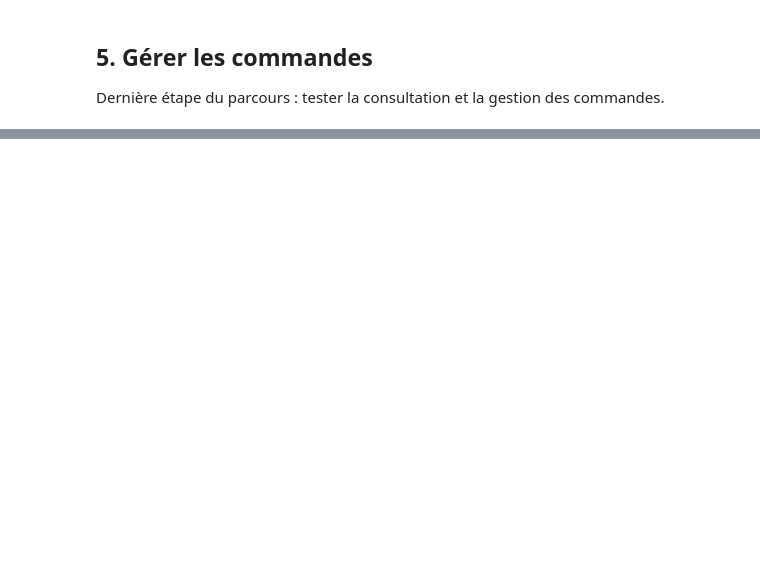
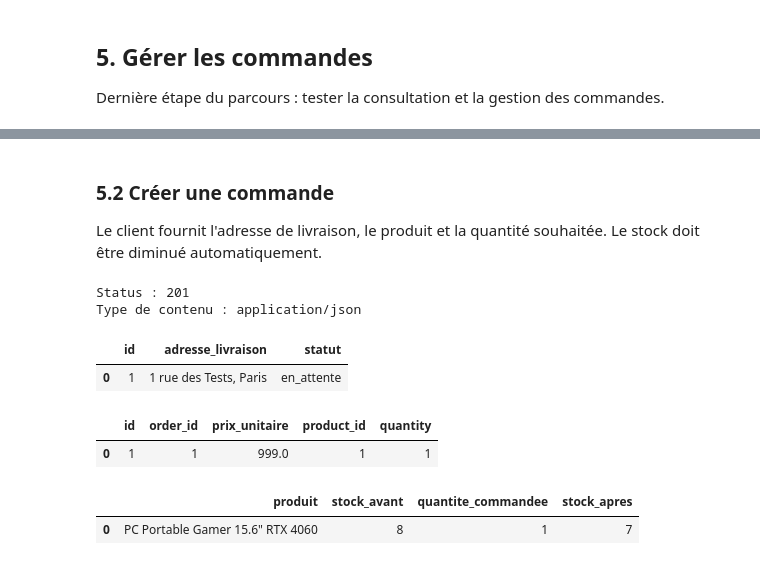
Before and after one commit to Kevin-Le-Grand/flask_e_market, a Jupyter notebook: test.ipynb, the cells around one changed output, grey strips where cells are left out. Saved outputs shown, nothing was run; the diff lists cells and outputs as text; code cells hidden in the pictures; blank space fills up the shorter version.

```diff
--- a/test.ipynb
+++ b/test.ipynb
@@ -399,0 +427,71 @@ Dernière étape du parcours : tester la consultation et la gestion des commande
+# %% [markdown]
+### 5.2 Créer une commande
+
+Le client fournit l'adresse de livraison, le produit et la quantité souhaitée. Le stock doit être diminué automatiquement.
+# %%
+client_headers = {"Authorization": f"Bearer {client_token}"}
+admin_headers = {"Authorization": f"Bearer {admin_token}"}
+
+commande_payload = {
+    "adresse_livraison": "1 rue des Tests, Paris",
+    "produits": [
+        {
+            "produit_id": produit_id,
+            "quantite": quantite_commandee,
+        }
+    ],
+}
+
+response = requests.post(
+    ORDERS_URL,
+    json=commande_payload,
+    headers=client_headers,
+)
+
+print("Status :", response.status_code)
+print("Type de contenu :", response.headers.get("Content-Type"))
+
+try:
+    commande = response.json()
+except ValueError:
+    commande = {}
+    print("Réponse non JSON :")
+    print(response.text[:2000])
+
+if response.status_code == 201 and commande:
+    commande_resume = pd.DataFrame([{
+        "id": commande.get("id"),
+        "adresse_livraison": commande.get("adresse_livraison"),
+        "statut": commande.get("statut"),
+    }])
+    display(commande_resume)
+
+    commande_id = commande["id"]
+    lignes_commande = pd.DataFrame(commande.get("lignes", []))
+    display(lignes_commande)
+
+    status, catalogue_apres_commande = get_products(admin_token)
+    produit_apres_commande = next(
+        produit for produit in catalogue_apres_commande
+        if produit["id"] == produit_id
+    )
+    stock_resume = pd.DataFrame([{
+        "produit": produit_apres_commande["nom"],
+        "stock_avant": stock_initial,
+        "quantite_commandee": quantite_commandee,
+        "stock_apres": produit_apres_commande["quantite_stock"],
+    }])
+    display(stock_resume)
+else:
+    print("La commande n'a pas été créée.")
+    if commande:
+        display(pd.DataFrame([commande]))
+# %% [output]
+Status : 201
+Type de contenu : application/json
+|  | id | adresse_livraison | statut |
+| 0 | 1 | 1 rue des Tests, Paris | en_attente |
+|  | id | order_id | prix_unitaire | product_id | quantity |
+| 0 | 1 | 1 | 999.0 | 1 | 1 |
+|  | produit | stock_avant | quantite_commandee | stock_apres |
+| 0 | PC Portable Gamer 15.6" RTX 4060 | 8 | 1 | 7 |
```
Also changed, not shown: parts of 15 cells of this notebook, 2 other files.
